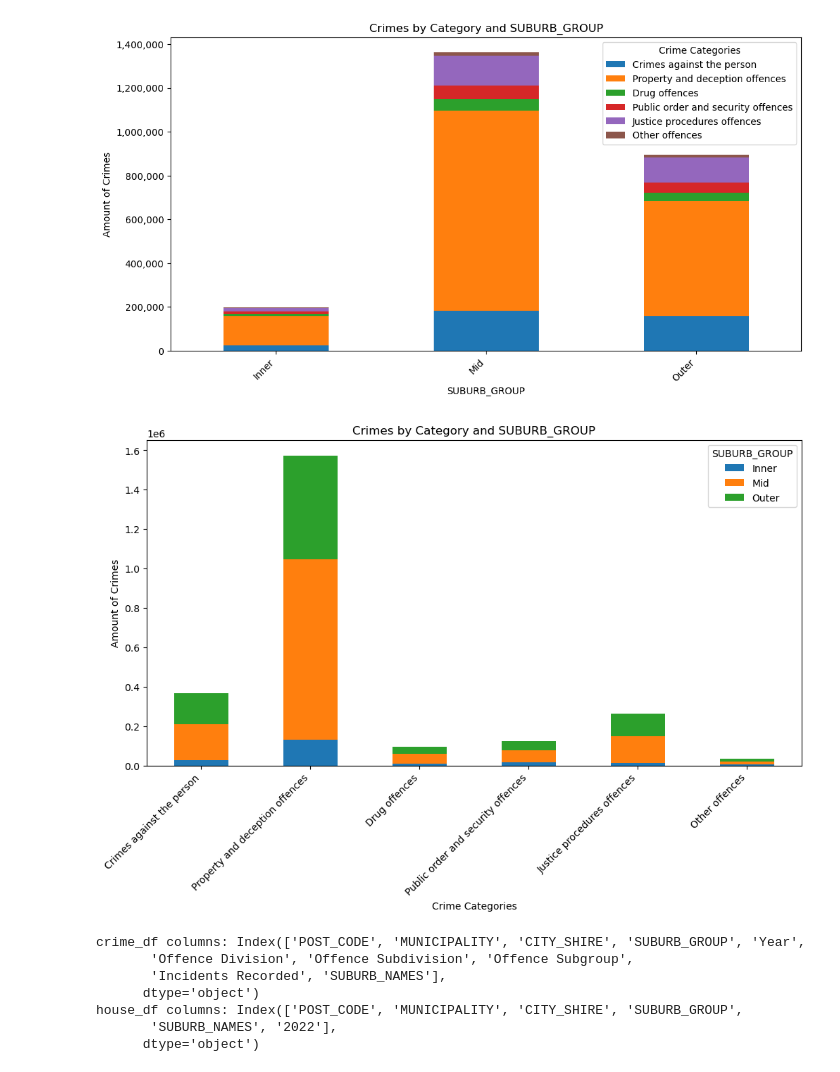
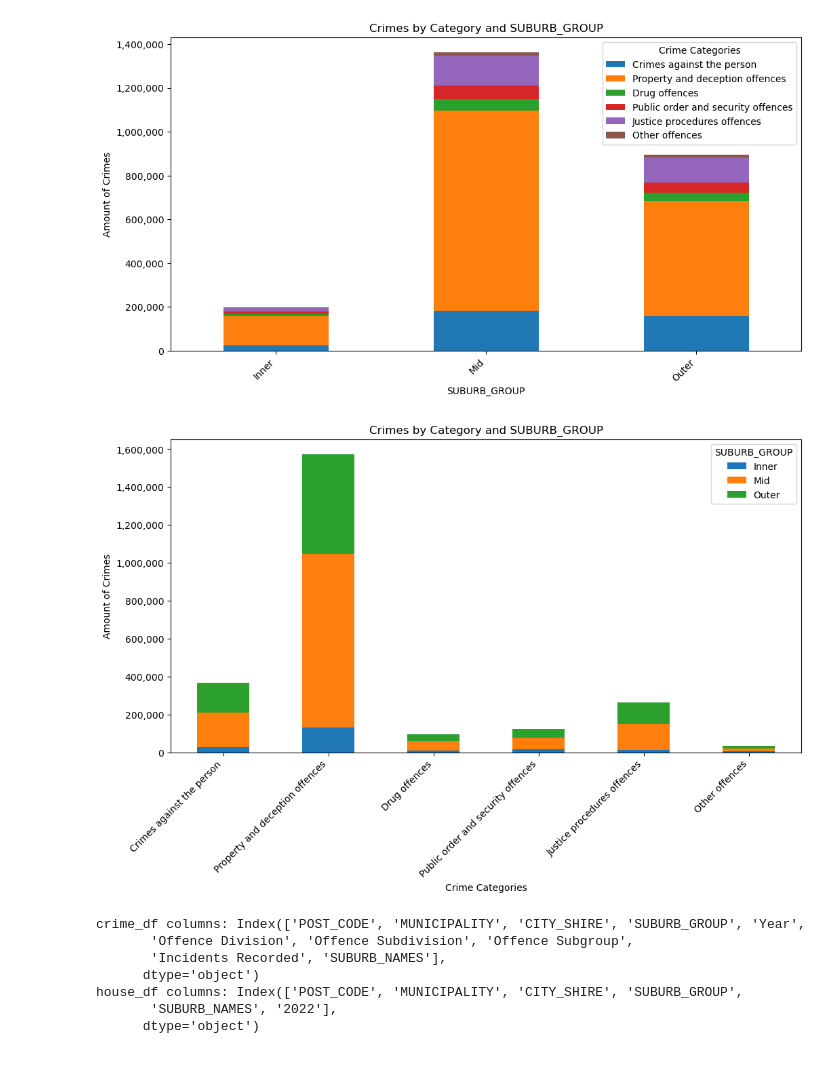
Before and after one commit to Kakhai1/bootcamp_project, a Jupyter notebook: Completed/Crime graph, Pie and Stacked Bar.ipynb, the cells around one changed output. Cells and saved outputs as stored; diff of their text form; code cells hidden in the pictures.

```diff
--- a/Completed/Crime graph, Pie and Stacked Bar.ipynb
+++ b/Completed/Crime graph, Pie and Stacked Bar.ipynb
@@ -59,30 +47,18 @@ plt.show()
 # %% [output]
 [figure]
 # %%
-import matplotlib.pyplot as plt
-import matplotlib.ticker as ticker
-import pandas as pd
-import scipy.stats as st
-
-Median_Crime_df = pd.read_csv("House median and crime.csv")
-
-grouped_data = Median_Crime_df.groupby("SUBURB_GROUP")[["Crimes against the person", "Property and deception offences",
-                                            "Drug offences", "Public order and security offences",
-                                            "Justice procedures offences", "Other offences"]].sum()
-
-colors = ["tab:blue", "tab:orange", "tab:green", "tab:red", "tab:purple", "tab:brown"]
-
 grouped_data.T.plot(kind="bar", stacked=True, color=colors, figsize=(12, 6))
-plt.title("Crimes by Category and SUBURB_GROUP")
+plt.title("Crimes by Category and Suburb Group")
 plt.xlabel("Crime Categories")
 plt.ylabel("Amount of Crimes")
 plt.xticks(rotation=45, ha="right")
 plt.legend(title="SUBURB_GROUP")
 
 plt.gca().yaxis.set_major_formatter(ticker.StrMethodFormatter('{x:,.0f}'))
+plt.savefig("fig3_crime_category_by_suburb_group.png",bbox_inches="tight")
 plt.show()
 # %% [output]
-[figure, old version]
+[figure, new version]
 # %%
 crime_df = pd.read_csv("crime_clean_final.csv")
 house_df = pd.read_csv("house_by_postcode_2022.csv")
```
Also changed, not shown: parts of 2 cells of this notebook, 5 other files.
